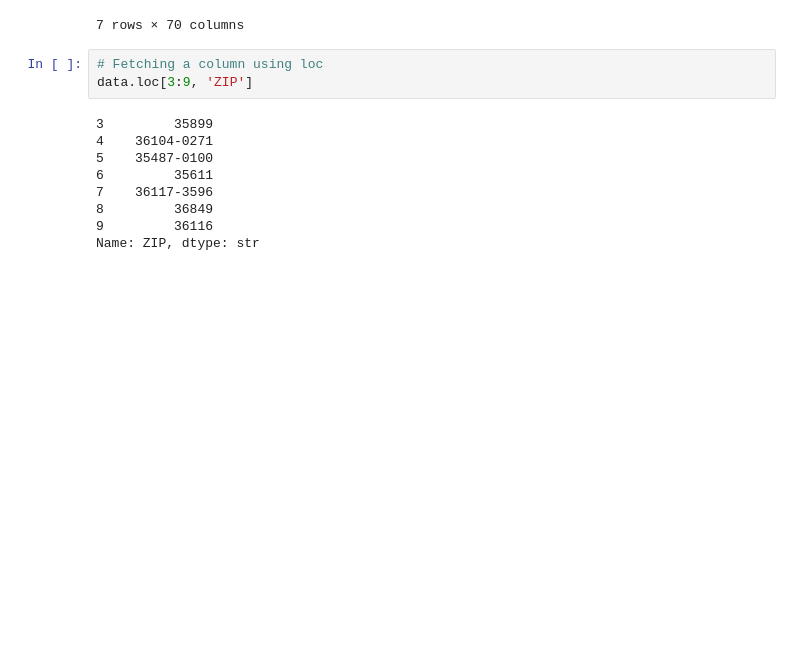
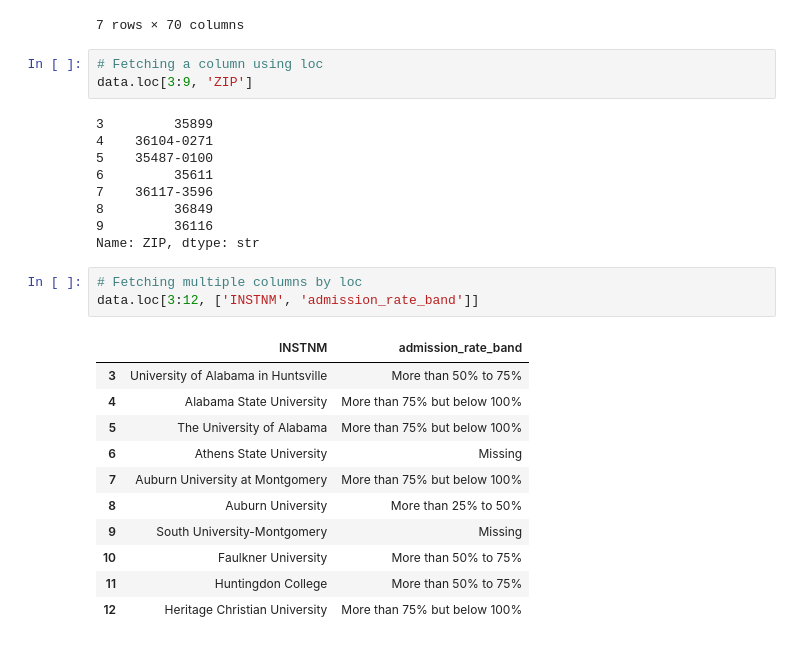
Before and after one commit to aranya-code/py-data-sandbox, a Jupyter notebook: pandas_scratchpad.ipynb, the cells around one changed output. Cells and saved outputs as stored; diff of their text form; blank space fills up the shorter version.

```diff
--- a/pandas_scratchpad.ipynb
+++ b/pandas_scratchpad.ipynb
@@ -100,3 +100,18 @@ data.loc[3:9, 'ZIP']
 8         36849
 9         36116
 Name: ZIP, dtype: str
+# %%
+# Fetching multiple columns by loc
+data.loc[3:12, ['INSTNM', 'admission_rate_band']]
+# %% [output]
+|  | INSTNM | admission_rate_band |
+| 3 | University of Alabama in Huntsville | More than 50% to 75% |
+| 4 | Alabama State University | More than 75% but below 100% |
+| 5 | The University of Alabama | More than 75% but below 100% |
+| 6 | Athens State University | Missing |
+| 7 | Auburn University at Montgomery | More than 75% but below 100% |
+| 8 | Auburn University | More than 25% to 50% |
+| 9 | South University-Montgomery | Missing |
+| 10 | Faulkner University | More than 50% to 75% |
+| 11 | Huntingdon College | More than 50% to 75% |
+| 12 | Heritage Christian University | More than 75% but below 100% |
```
Also changed, not shown: parts of 6 cells of this notebook.
